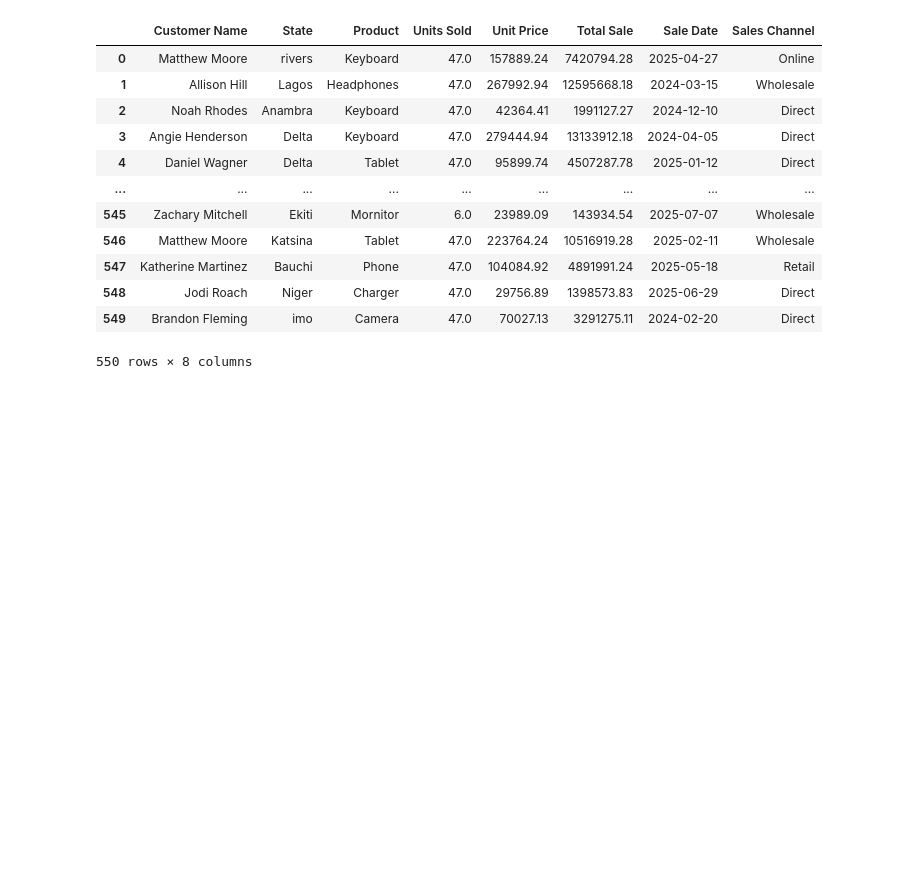
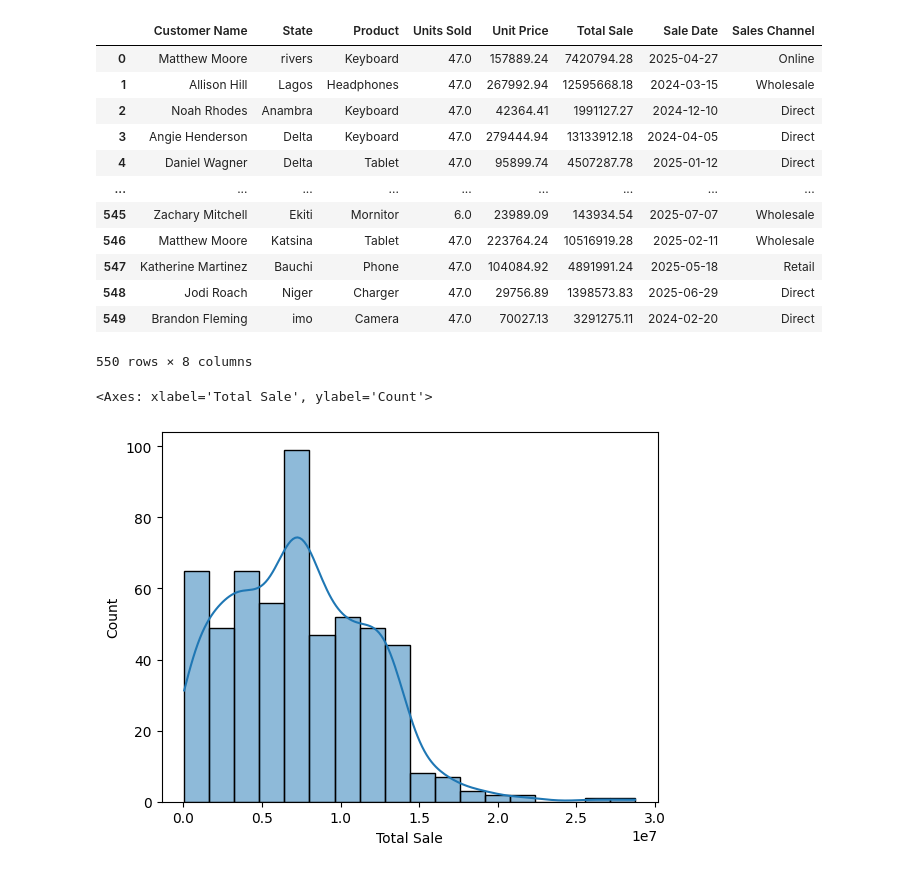
Before and after one commit to ConradNats/excel-data-cleaning-Nigeria-sales, a Jupyter notebook: data/DATA_CLEANING.ipynb, the cells around one changed output. Saved outputs shown, nothing was run; the diff lists cells and outputs as text; code cells hidden in the pictures; blank space fills up the shorter version.

```diff
--- a/data/DATA_CLEANING.ipynb
+++ b/data/DATA_CLEANING.ipynb
@@ -188,3 +188,9 @@ df_cleaned
 # %%
 #Formulation of the csv file with clean data
 df_cleaned.to_csv('cleaned_dataset.csv', index=False)
+# %%
+#The distribution of Total Sales
+sns.histplot(x="Total Sale", data=df, kde=True)
+# %% [output]
+<Axes: xlabel='Total Sale', ylabel='Count'>
+[figure, added]
```
Also changed, not shown: parts of 1 cell of this notebook.
